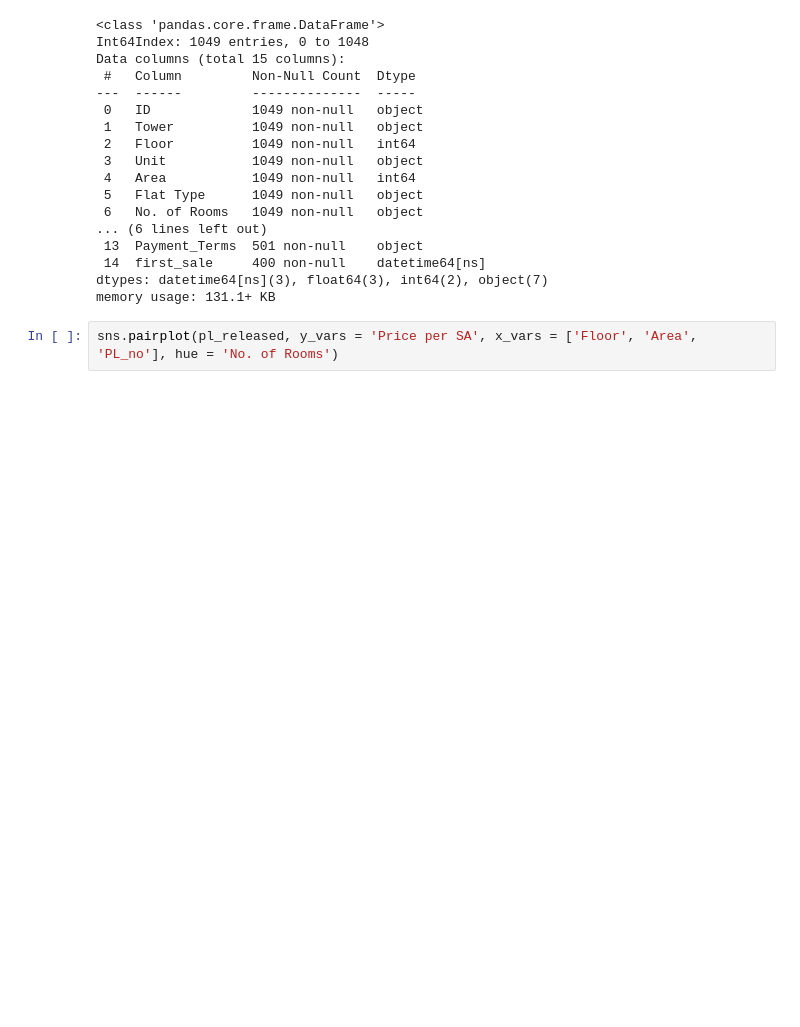
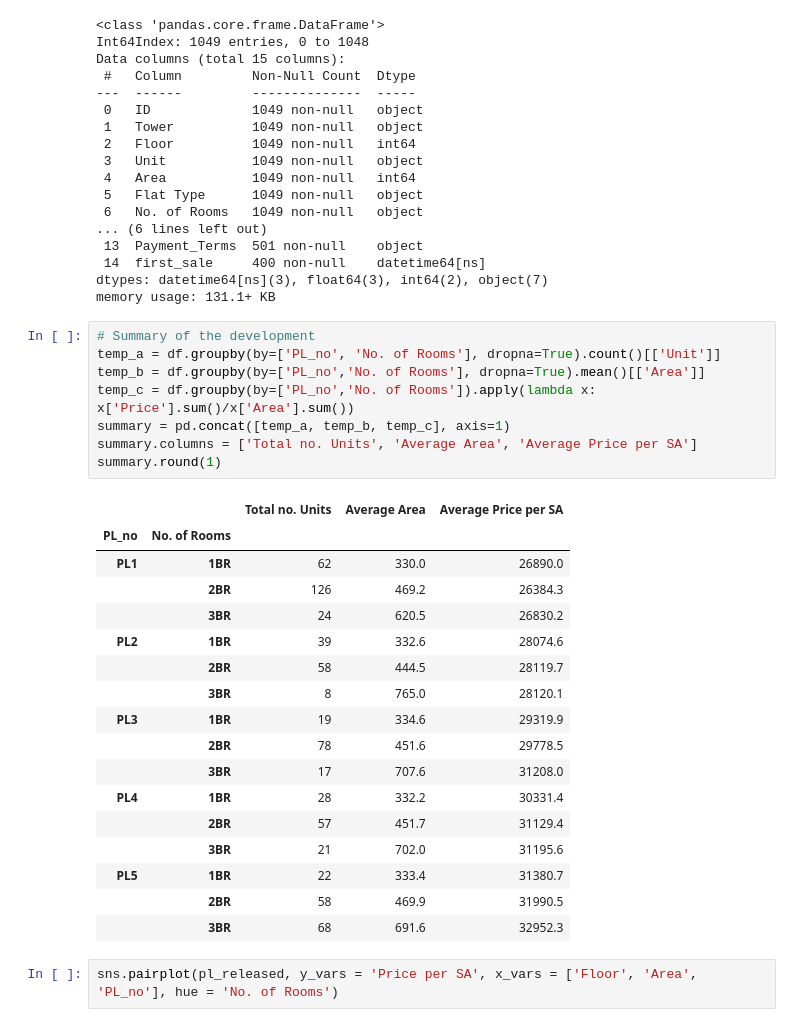
Before and after one commit to fl0c/Capstone_Two_Data_Wrangling, a Jupyter notebook: DataCapstone2_modelling.ipynb, the cells around one changed output. Drawn from its saved outputs; the diff is of its cells as text; blank space fills up the shorter version.

```diff
--- a/DataCapstone2_modelling.ipynb
+++ b/DataCapstone2_modelling.ipynb
@@ -104,6 +104,32 @@ Data columns (total 15 columns):
  14  first_sale     400 non-null    datetime64[ns]
 dtypes: datetime64[ns](3), float64(3), int64(2), object(7)
 memory usage: 131.1+ KB
+# %%
+# Summary of the development
+temp_a = df.groupby(by=['PL_no', 'No. of Rooms'], dropna=True).count()[['Unit']]
+temp_b = df.groupby(by=['PL_no','No. of Rooms'], dropna=True).mean()[['Area']]
+temp_c = df.groupby(by=['PL_no','No. of Rooms']).apply(lambda x: x['Price'].sum()/x['Area'].sum())
+summary = pd.concat([temp_a, temp_b, temp_c], axis=1)
+summary.columns = ['Total no. Units', 'Average Area', 'Average Price per SA']
+summary.round(1)
+# %% [output]
+|  |  | Total no. Units | Average Area | Average Price per SA |
+| PL_no | No. of Rooms |  |  |  |
+| PL1 | 1BR | 62 | 330.0 | 26890.0 |
+|  | 2BR | 126 | 469.2 | 26384.3 |
+|  | 3BR | 24 | 620.5 | 26830.2 |
+| PL2 | 1BR | 39 | 332.6 | 28074.6 |
+|  | 2BR | 58 | 444.5 | 28119.7 |
+|  | 3BR | 8 | 765.0 | 28120.1 |
+| PL3 | 1BR | 19 | 334.6 | 29319.9 |
+|  | 2BR | 78 | 451.6 | 29778.5 |
+|  | 3BR | 17 | 707.6 | 31208.0 |
+| PL4 | 1BR | 28 | 332.2 | 30331.4 |
+|  | 2BR | 57 | 451.7 | 31129.4 |
+|  | 3BR | 21 | 702.0 | 31195.6 |
+| PL5 | 1BR | 22 | 333.4 | 31380.7 |
+|  | 2BR | 58 | 469.9 | 31990.5 |
+|  | 3BR | 68 | 691.6 | 32952.3 |
 # %%
 sns.pairplot(pl_released, y_vars = 'Price per SA', x_vars = ['Floor', 'Area', 'PL_no'], hue = 'No. of Rooms')
 # %% [output]
```
Also changed, not shown: parts of 13 cells of this notebook.
